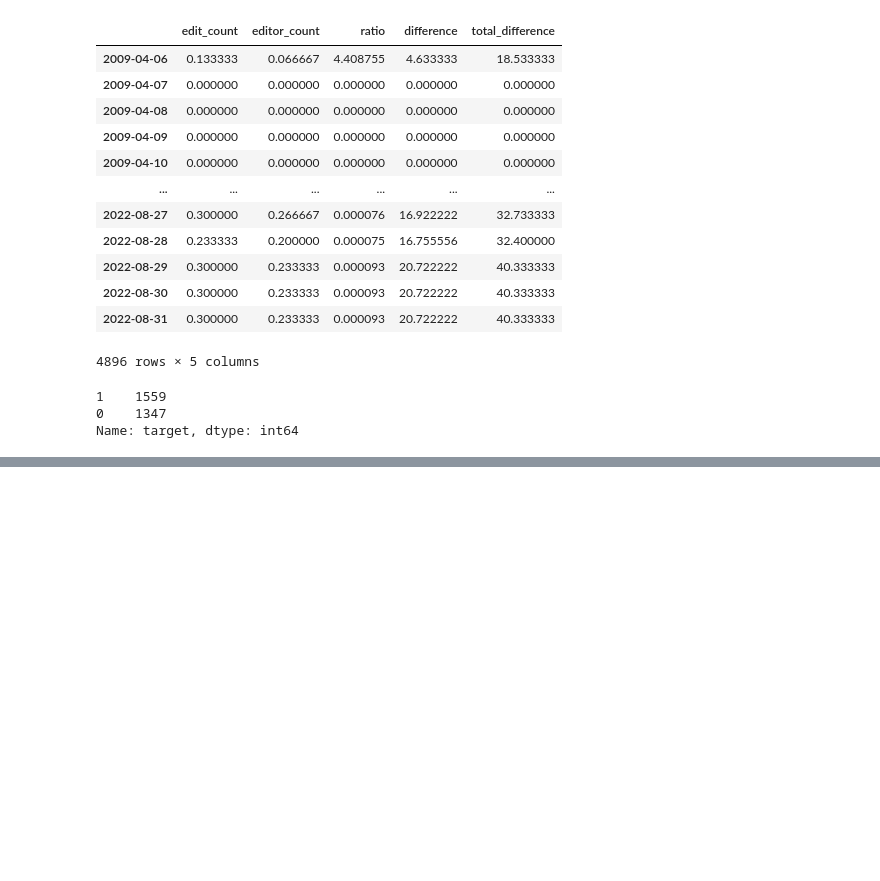
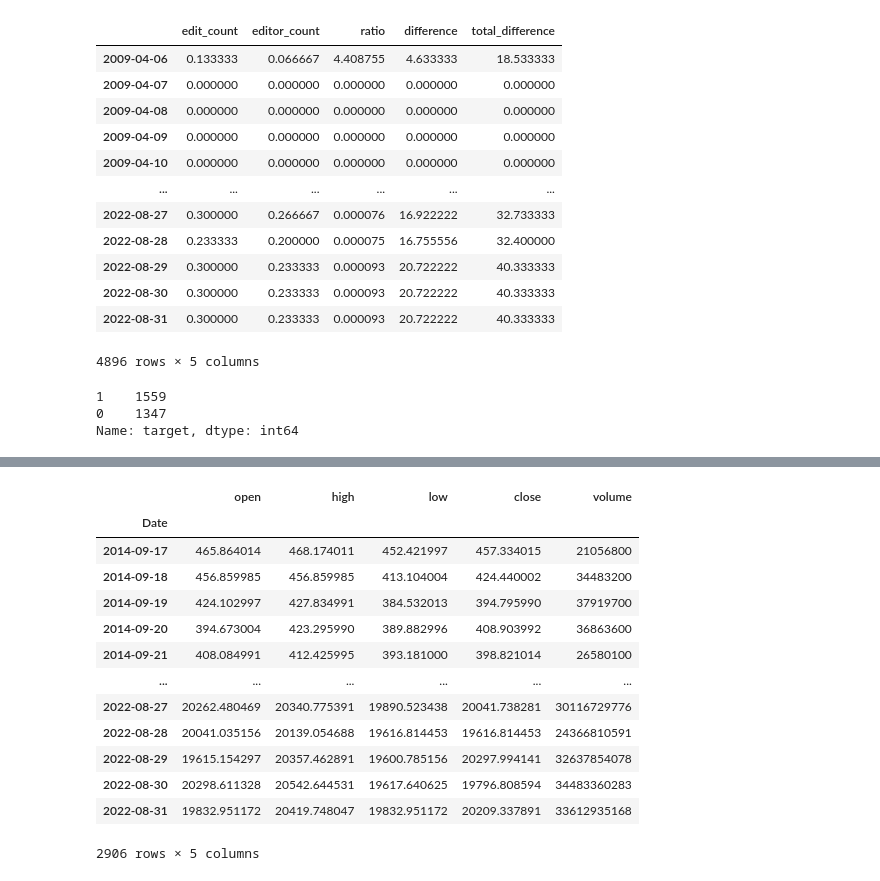
Before and after one commit to dataquestio/project-walkthroughs, a Jupyter notebook: bitcoin_price/prediction.ipynb, the cells around one changed output, grey strips where cells are left out. Drawn from its saved outputs; the diff is of its cells as text; code cells hidden in the pictures; blank space fills up the shorter version.

```diff
--- a/bitcoin_price/prediction.ipynb
+++ b/bitcoin_price/prediction.ipynb
@@ -40,6 +39,8 @@ btc.plot.line(y="close", use_index=True)
 # %% [output]
 <AxesSubplot:xlabel='Date'>
 [figure]
+# %%
+btc_orig = btc.copy()
 # %%
 btc["tomorrow"] = btc["close"].shift(-1)
 # %%
@@ -150,0 +155,17 @@ precision_score(predictions["target"], predictions["predictions"])
+# %%
+btc_orig
+# %% [output]
+|  | open | high | low | close | volume |
+| Date |  |  |  |  |  |
+| 2014-09-17 | 465.864014 | 468.174011 | 452.421997 | 457.334015 | 21056800 |
+| 2014-09-18 | 456.859985 | 456.859985 | 413.104004 | 424.440002 | 34483200 |
+| 2014-09-19 | 424.102997 | 427.834991 | 384.532013 | 394.795990 | 37919700 |
+| 2014-09-20 | 394.673004 | 423.295990 | 389.882996 | 408.903992 | 36863600 |
+| 2014-09-21 | 408.084991 | 412.425995 | 393.181000 | 398.821014 | 26580100 |
+| ... | ... | ... | ... | ... | ... |
+| 2022-08-27 | 20262.480469 | 20340.775391 | 19890.523438 | 20041.738281 | 30116729776 |
+| 2022-08-28 | 20041.035156 | 20139.054688 | 19616.814453 | 19616.814453 | 24366810591 |
+| 2022-08-29 | 19615.154297 | 20357.462891 | 19600.785156 | 20297.994141 | 32637854078 |
+| 2022-08-30 | 20298.611328 | 20542.644531 | 19617.640625 | 19796.808594 | 34483360283 |
+| 2022-08-31 | 19832.951172 | 20419.748047 | 19832.951172 | 20209.337891 | 33612935168 |
+2906 rows × 5 columns
```
Also changed, not shown: parts of 8 cells of this notebook, 4 other files.
